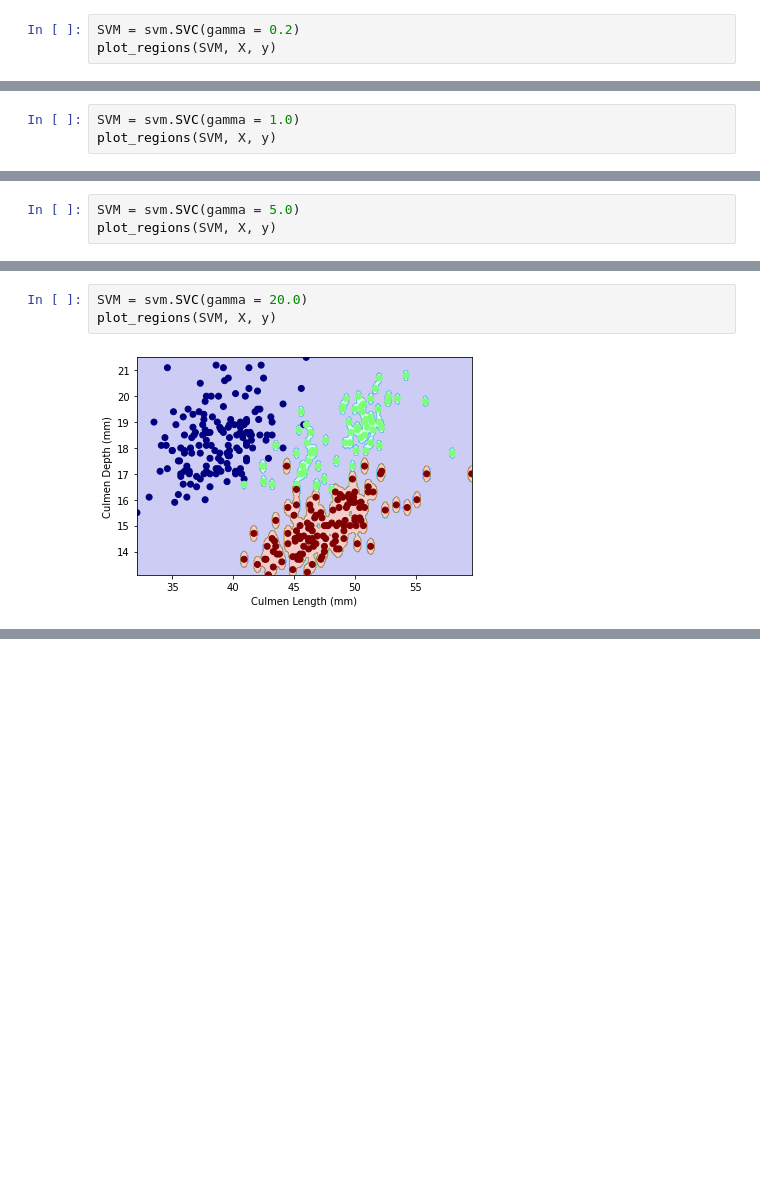
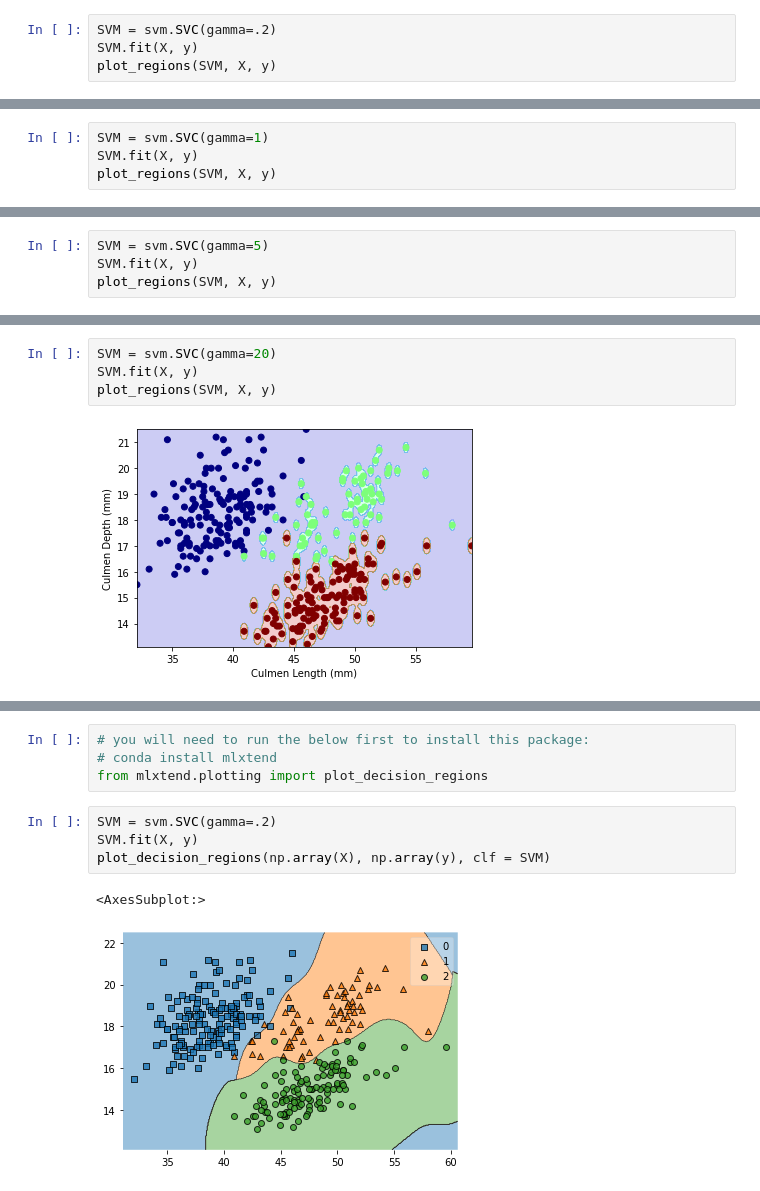
Before and after one commit to PhilChodrow/PIC16A, a Jupyter notebook: live_lectures/live-lecture-22.ipynb, the cells around one changed output, grey strips where cells are left out. Saved outputs shown, nothing was run; the diff lists cells and outputs as text; blank space fills up the shorter version.

```diff
--- a/live_lectures/live-lecture-22.ipynb
+++ b/live_lectures/live-lecture-22.ipynb
@@ -207,22 +234,26 @@ plot_regions(SVM, X, y)
 # %% [output]
 [figure]
 # %%
-SVM = svm.SVC(gamma = 0.2)
+SVM = svm.SVC(gamma=.2)
+SVM.fit(X, y)
 plot_regions(SVM, X, y)
 # %% [output]
 [figure]
 # %%
-SVM = svm.SVC(gamma = 1.0)
+SVM = svm.SVC(gamma=1)
+SVM.fit(X, y)
 plot_regions(SVM, X, y)
 # %% [output]
 [figure]
 # %%
-SVM = svm.SVC(gamma = 5.0)
+SVM = svm.SVC(gamma=5)
+SVM.fit(X, y)
 plot_regions(SVM, X, y)
 # %% [output]
 [figure]
 # %%
-SVM = svm.SVC(gamma = 20.0)
+SVM = svm.SVC(gamma=20)
+SVM.fit(X, y)
 plot_regions(SVM, X, y)
 # %% [output]
 [figure]
@@ -228,0 +264,11 @@ plot_regions(SVM, X, y)
+# %%
+# you will need to run the below first to install this package:
+# conda install mlxtend
+from mlxtend.plotting import plot_decision_regions
+# %%
+SVM = svm.SVC(gamma=.2)
+SVM.fit(X, y)
+plot_decision_regions(np.array(X), np.array(y), clf = SVM)
+# %% [output]
+<AxesSubplot:>
+[figure, added]
```
Also changed, not shown: parts of 34 cells of this notebook.
